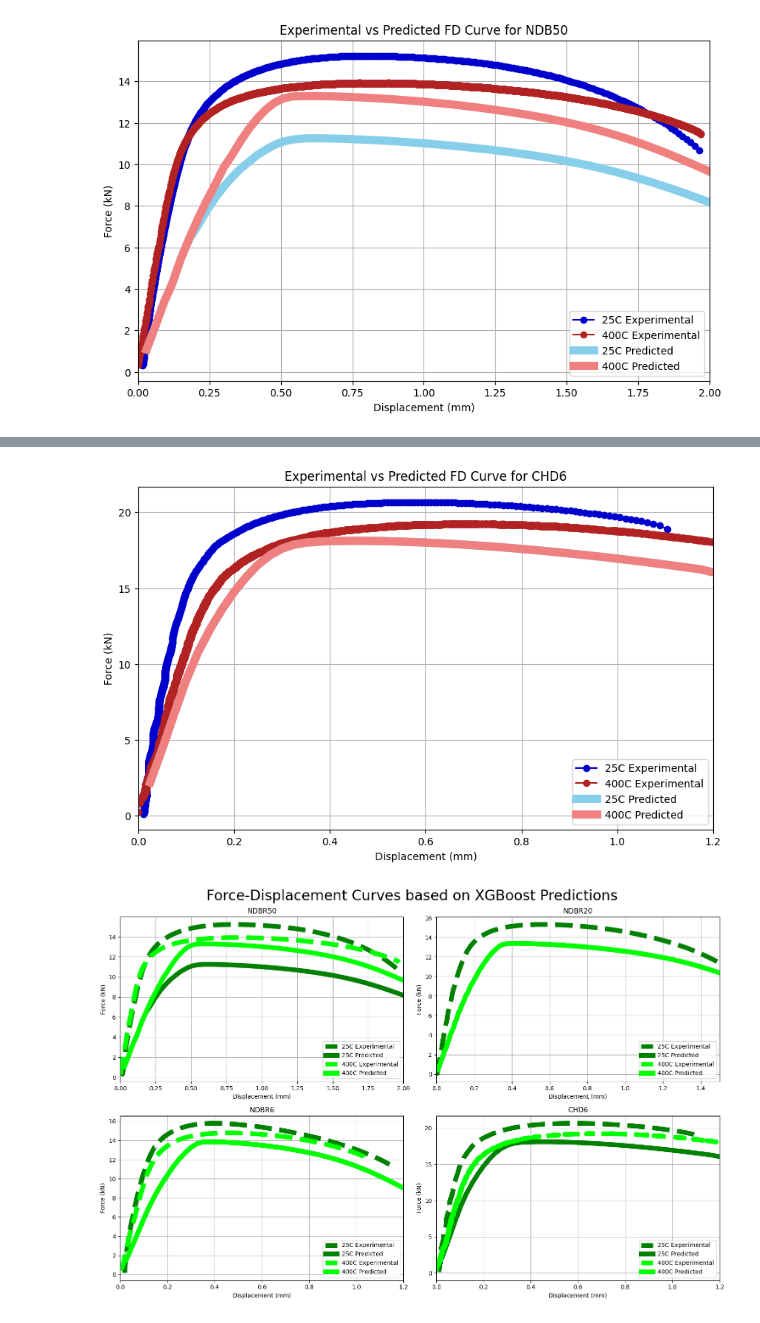
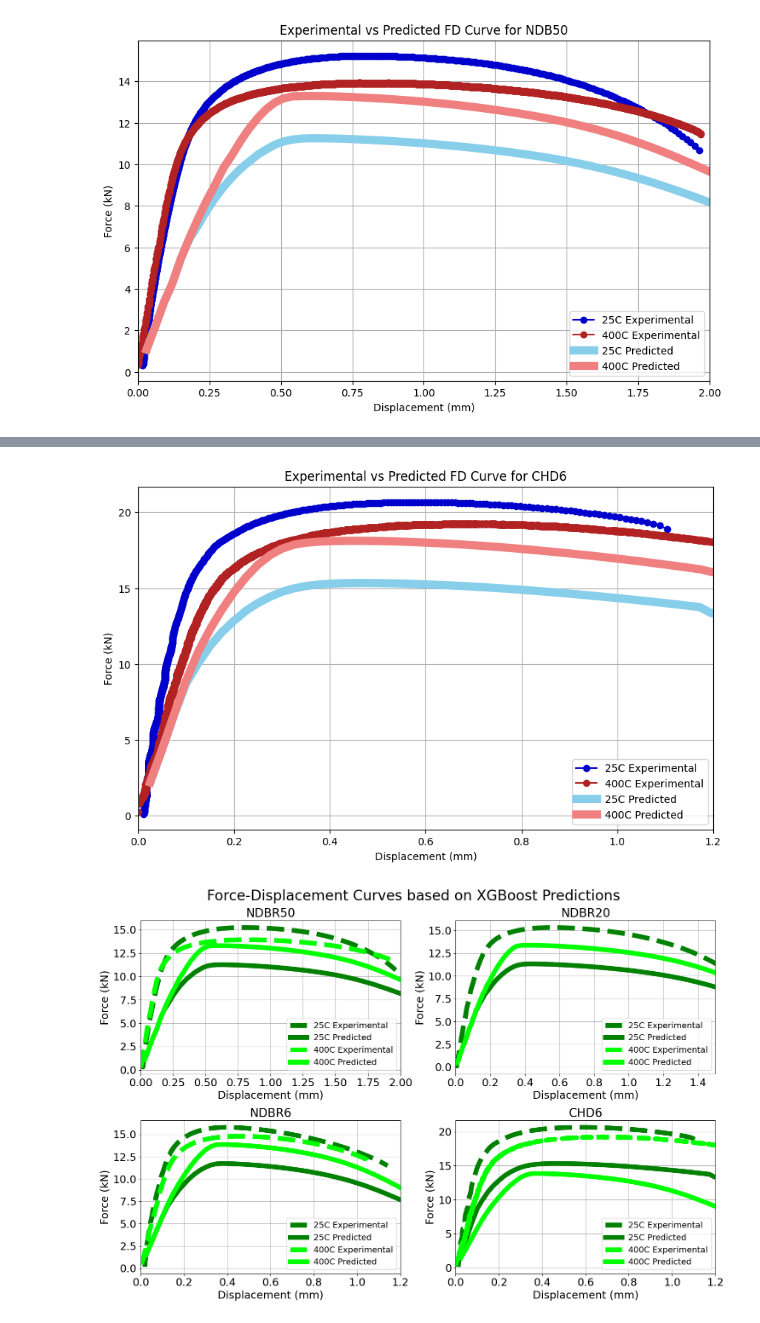
Before and after one commit to LianjGroup/Machine-Learning-Assisted-Optimization-of-Hardening-Parameters, a Jupyter notebook: MAIN/MODELS/forceDispCurves_xgb_combined.ipynb, the cells around one changed output, grey strips where cells are left out. Cells and saved outputs as stored; diff of their text form; code cells hidden in the pictures.

```diff
--- a/MAIN/MODELS/forceDispCurves_xgb_combined.ipynb
+++ b/MAIN/MODELS/forceDispCurves_xgb_combined.ipynb
@@ -49,7 +49,7 @@ import matplotlib.pyplot as plt
 
 # Define the file path and folder name
 file_path_ndbr20_25c = 'EXP_FD/NDBR20_FD_Curve.csv'
-file_path_ndbr20_25c_predicted = 'PREDICTED_FD/XGB/ndb20_xgb_25c_processed.csv'
+file_path_ndbr20_25c_predicted = 'PREDICTED_FD/XGB/ndb20_xgb_25c_secondTry_processed.csv'
 file_path_ndbr20_400c_predicted = 'PREDICTED_FD/XGB/ndb20_xgb_400c_processed.csv'
 
 # Read the data from the CSV file with the correct delimiter and skipping initial spaces
@@ -89,7 +89,7 @@ import matplotlib.pyplot as plt
 # Define the file path and folder name
 file_path_ndbr6_25c = 'EXP_FD/NDBR6_FD_Curve.csv'
 file_path_ndbr6_400c = 'EXP_FD/400c/NDBR6_400C_FD_Curve.csv'
-file_path_ndbr6_25c_predicted = 'PREDICTED_FD/XGB/ndb6_xgb_25c_processed.csv'
+file_path_ndbr6_25c_predicted = 'PREDICTED_FD/XGB/ndb6_xgb_25c_secondTry_processed.csv'
 file_path_ndbr6_400c_predicted = 'PREDICTED_FD/XGB/ndb6_xgb_400c_processed.csv'
 
 # Read the data from the CSV file with the correct delimiter and skipping initial spaces
@@ -134,7 +134,7 @@ import matplotlib.pyplot as plt
 # Define the file path and folder name
 file_path_chd6_25c = 'EXP_FD/CHD6_FD_Curve.csv'
 file_path_chd6_400c = 'EXP_FD/400c/CHD6_400C_FD_Curve.csv'
-file_path_chd6_25c_predicted = 'PREDICTED_FD/XGB/chd6_xgb_25c_processed.csv'
+file_path_chd6_25c_predicted = 'PREDICTED_FD/XGB/chd6_xgb_25c_secondTry_processed.csv'
 file_path_chd6_400c_predicted = 'PREDICTED_FD/XGB/chd6_xgb_400c_processed.csv'
 
 # Read the data from the CSV file with the correct delimiter and skipping initial spaces
@@ -171,7 +171,7 @@ plt.grid(True)
 plt.xlim(0, 1.2)
 plt.show()
 # %% [output]
-[figure, old version]
+[figure, new version]
 # %%
 import pandas as pd
 import matplotlib.pyplot as plt
@@ -180,36 +180,38 @@ def plot_subplot(ax, title, disp_exp_25c, force_exp_25c, disp_pred_25c, force_pr
     ax.plot(disp_exp_25c, force_exp_25c, linestyle='--', linewidth=8, color='green', label='25C Experimental')
     ax.plot(disp_pred_25c, force_pred_25c, linestyle='-', linewidth=8, color='green', label='25C Predicted')
     ax.plot(disp_exp_400c, force_exp_400c, linestyle='--', linewidth=8, color='lime', label='400C Experimental')
     ax.plot(disp_pred_400c, force_pred_400c, linestyle='-', linewidth=8, color='lime', label='400C Predicted')
-    ax.set_title(title)
-    ax.set_xlabel('Displacement (mm)')
-    ax.set_ylabel('Force (kN)')
-    ax.legend()
+    ax.set_title(title, fontsize=20)
+    ax.set_xlabel('Displacement (mm)', fontsize=18)
+    ax.set_ylabel('Force (kN)', fontsize=18)
+    ax.legend(fontsize=14)
     ax.grid(True)
     ax.set_xlim(0, xlim)
+    ax.tick_params(axis='both', labelsize=18)
+
 
 # Subplot 1
 fig, axs = plt.subplots(2, 2, figsize=(15, 10))
 
 # NDBR50
 plot_subplot(axs[0, 0], 'NDBR50', disp_ndbr50_25c, force_ndbr50_25c, disp_ndbr50_25c_predicted, force_ndbr50_25c_predicted,
              disp_ndbr50_400c, force_ndbr50_400c, disp_ndbr50_400c_predicted, force_ndbr50_400c_predicted, 2)
 
 # NDBR20
 plot_subplot(axs[0, 1], 'NDBR20', disp_ndbr20_25c, force_ndbr20_25c, disp_ndbr20_25c_predicted, force_ndbr20_25c_predicted,
              0, 0, disp_ndbr20_400c_predicted, force_ndbr20_400c_predicted, 1.5)
 
 # NDBR6
 plot_subplot(axs[1, 0], 'NDBR6', disp_ndbr6_25c, force_ndbr6_25c, disp_ndbr6_25c_predicted, force_ndbr6_25c_predicted,
              disp_ndbr6_400c, force_ndbr6_400c, disp_ndbr6_400c_predicted, force_ndbr6_400c_predicted, 1.2)
 
 # CHD6
 plot_subplot(axs[1, 1], 'CHD6', disp_chd6_25c, force_chd6_25c, disp_chd6_25c_predicted, force_chd6_25c_predicted,
-             disp_chd6_400c, force_chd6_400c, 0, 0, 1.2)
+             disp_chd6_400c, force_chd6_400c, disp_ndbr6_400c_predicted, force_ndbr6_400c_predicted, 1.2)
 
 fig.suptitle('Force-Displacement Curves based on XGBoost Predictions', fontsize=24)
 
 plt.tight_layout()
 plt.show()
 # %% [output]
-[figure, old version]
+[figure, new version]
```
Also changed, not shown: parts of 2 cells of this notebook, 5 other files.
